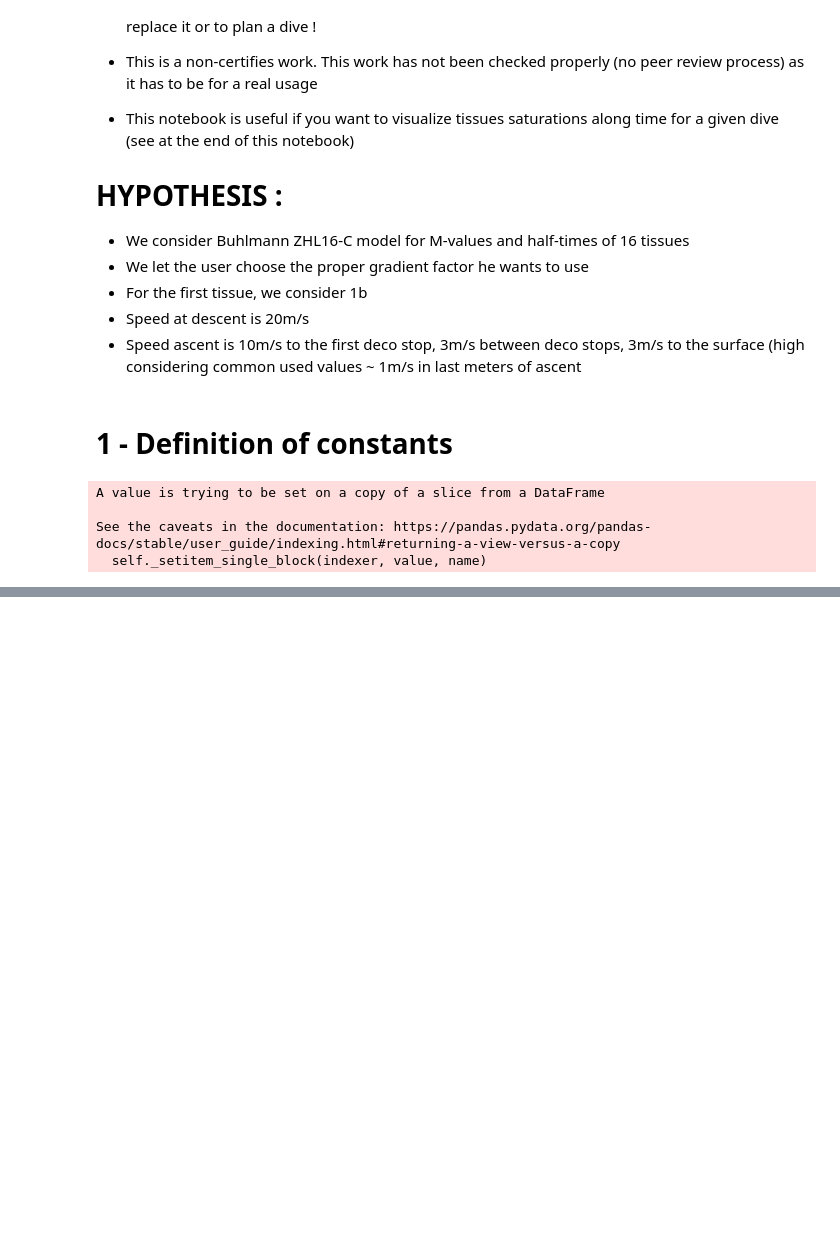
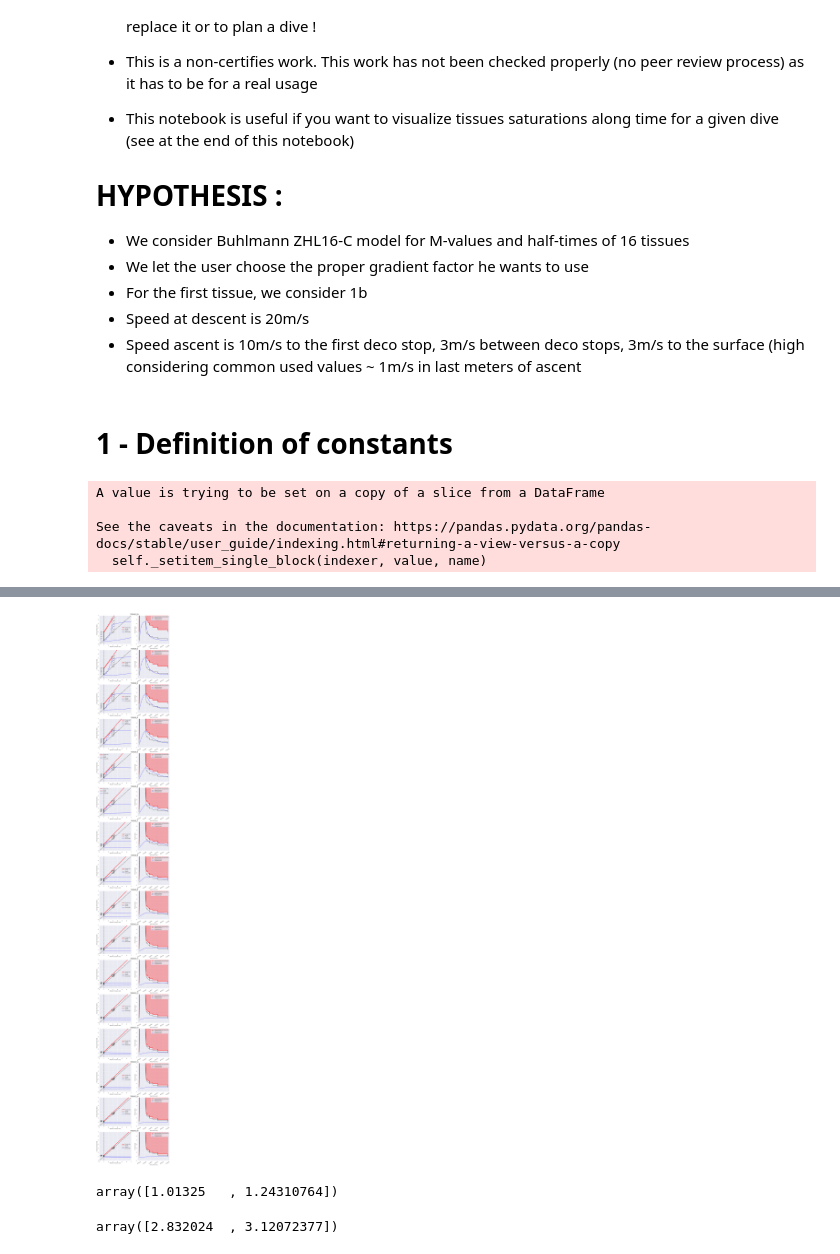
Before and after one commit to BenoitPierson/Deco, a Jupyter notebook: Deco planner V2.ipynb, the cells around one changed output, grey strips where cells are left out. Saved outputs shown, nothing was run; the diff lists cells and outputs as text; code cells hidden in the pictures; blank space fills up the shorter version.

```diff
--- a/Deco planner V2.ipynb
+++ b/Deco planner V2.ipynb
@@ -226,0 +341,79 @@ for i in range(0, end.hour * 3600 + end.minute * 60 + end.second):
+# %%
+cells = list(M_values.keys())
+fig, axs = plt.subplots(len(cells), 2, figsize = (14, 7 * len(cells)))
+i = 0
+for cell in cells:
+    col_name = "pN2_cell_" + cell + " [bar]"
+    M0 = M_values[cell]['M0']
+    M_slope = M_values[cell]['M_Slope']
+    Pamb_first_deco_stop = pressure_at_depth(first_deco_stop)
+    x = [i for i in range(1, 8)]
+    M_line = [(p - p_atm_sea_level) * M_slope + M0 for p in x]
+
+    axs[i, 0].plot(x, M_line, color = 'red', linewidth = 3, label = "M-value line")
+
+    GF_x1 = np.array([p_atm_sea_level, p_atm_sea_level + (M0 - p_atm_sea_level) * GF_high])
+    GF_x2 = np.array([Pamb_first_deco_stop, (M0 + M_slope * (Pamb_first_deco_stop - p_atm_sea_level) - Pamb_first_deco_stop) * GF_low + Pamb_first_deco_stop])
+
+    axs[i, 0].plot([GF_x1[0], GF_x2[0]], [GF_x1[1], GF_x2[1]], color = 'red', linestyle = 'dotted', linewidth = 3, label = "GF line")
+    axs[i, 0].plot([1., 1.], [0., 7.], linestyle = '--', color = 'black', label = "Surface")
+    axs[i, 0].plot(df2['Ambiant Pressure [bar]'], df2[col_name], color = 'blue', label = "Deco profile")
+    axs[i, 0].set_xlabel('Ambiant Pressure [bar]')
+    axs[i, 0].set_ylabel('Inert gas tension [bar]')
+    axs[i, 0].set_xlim([0., 7.])
+    axs[i, 0].set_ylim([0., 7.])
+    axs[i, 0].plot([0., 7.], [0., 7.], color = 'black', linestyle = '--', linewidth = 2)
+    axs[i, 0].set_title("TISSUE " + cell.upper(), fontsize = 18)
+    axs[i, 0].fill_between([GF_x1[0], GF_x2[0]], [GF_x1[1], GF_x2[1]], [M0, M0 + M_slope * (Pamb_first_deco_stop - p_atm_sea_level)], linewidth = 2., color = 'red', alpha = 0.2)
+    #axs[i, 0].fill_between(x, M_line, 7., color = 'red', alpha = 0.3)
+    ttl = axs[i, 0].title
+    ttl.set_position([1.1, 1.2])
+    axs[i, 0].legend()
+
+    x1 = np.array([Pamb_first_deco_stop, Pamb_first_deco_stop])
+    M_value = M0 + M_slope * (Pamb_first_deco_stop - p_atm_sea_level)
+    x2 = np.array([Pamb_first_deco_stop, M_value])
+    axs[i, 0].plot([x1[0] + 0.05, x2[0] + 0.05], [x1[1], x2[1]], color = 'black', linewidth = 3, marker = '_', markersize = 10, markeredgewidth = 5)
+    for k in range(0, 11, 1):
+        x1_marker = x1 + (x2 - x1) * (k/10)
+        if (k%2 == 0):
+            axs[i, 0].scatter([x1_marker[0] + 0.05], [x1_marker[1]], marker = '_', color = 'black', s = 50)
+            axs[i, 0].text(x1_marker[0] + 0.25, x1_marker[1], str(k*10) + "%", fontsize = 10, rotation = 45)
+        else:
+            axs[i, 0].scatter([x1_marker[0] + 0.05], [x1_marker[1]], marker = '_', color = 'black', s = 30)
+
+    x1 = np.array([1., 1.])
+    x2 = np.array([1, M0])
+    axs[i, 0].plot([x1[0], x2[0]], [x1[1], x2[1]], color = 'black', linewidth = 3, marker = '_', markersize = 10, markeredgewidth = 5)
+    for z in range(0, 11, 1):
+        x1_marker = x1 + (x2 - x1) * (z/10)
+        if (z%2 == 0):
+            axs[i, 0].scatter([x1_marker[0]], [x1_marker[1]], marker = '_', color = 'black', s = 50)
+            axs[i, 0].text(x1_marker[0] - 0.75, x1_marker[1], str(z*10) + "%", fontsize = 10)
+        else:
+            axs[i, 0].scatter([x1_marker[0]], [x1_marker[1]], marker = '_', color = 'black', s = 30)
+
+    M_val_lim = (df2['Ambiant Pressure [bar]'] - 1.) * M_slope + M0
+    axs[i, 1].plot(df2['Time'], M_val_lim, color = 'red', linewidth = 3, label = "Max admissible inert gas tension")
+    axs[i, 1].plot(df2['Time'], df2['Ambiant Pressure [bar]'], color = 'black', label = "Ambiant pressure")
+    axs[i, 1].plot(df2['Time'], df2[col_name], color = 'blue', label = "Inert gas tension")
+    axs[i, 1].set_xticklabels(df2['Time'], rotation = 30)
+    axs[i, 1].xaxis.set_major_formatter(mdates.DateFormatter("%H:%M:%S"))
+    axs[i, 1].fill_between(df2['Time'], M_val_lim, 100., color = 'red', alpha = 0.3)
+    axs[i, 1].set_xlabel('Time [hh:mm:ss]')
+    axs[i, 1].set_ylabel('Pressure [bar]')
+    axs[i, 1].set_ylim([0., 7.])
+    axs[i, 1].legend()
+    i += 1
+
+plt.savefig("deco_profile.pdf")
+# %% [output]
+[figure, added]
+# %%
+GF_x1
+# %% [output]
+array([1.01325   , 1.24310764])
+# %%
+GF_x2
+# %% [output]
+array([2.832024  , 3.12072377])
```
Also changed, not shown: parts of 12 cells of this notebook.
